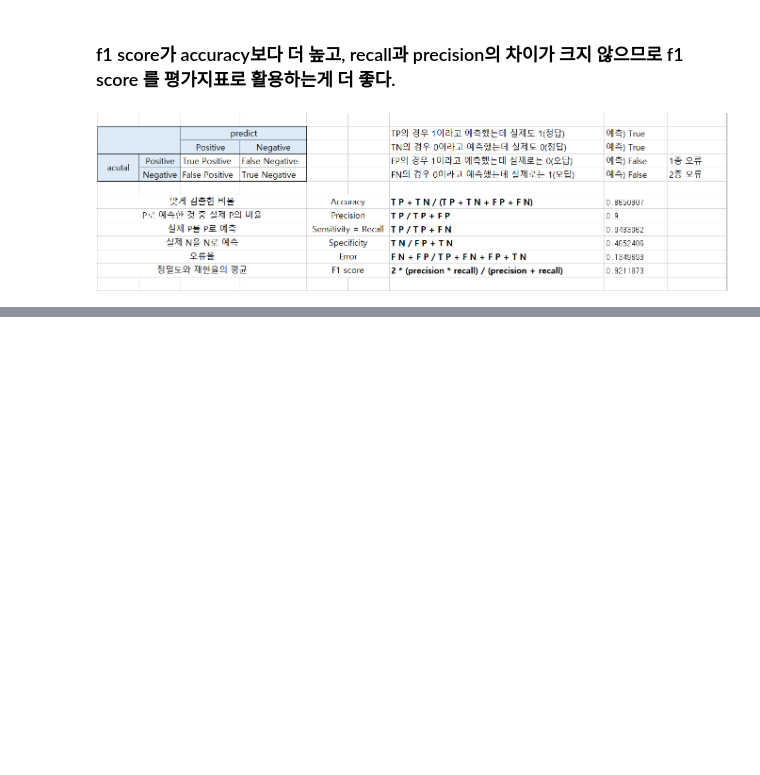
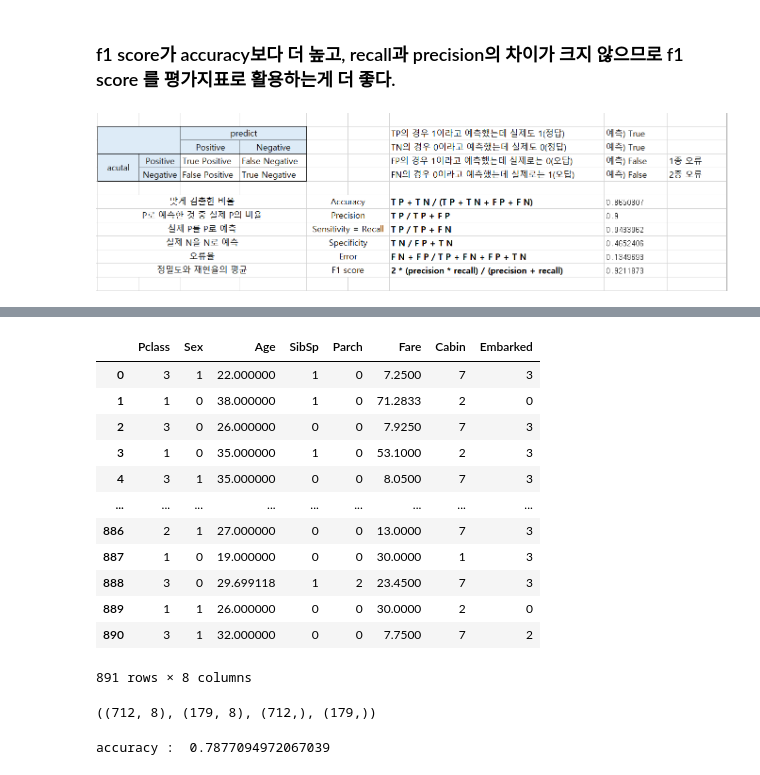
Before and after one commit to suyeondev/TIL, a Jupyter notebook: Python/sklearn/ml_sklearn[04].ipynb, the cells around one changed output, grey strips where cells are left out. Drawn from its saved outputs; the diff is of its cells as text; code cells hidden in the pictures; blank space fills up the shorter version.

```diff
--- a/Python/sklearn/ml_sklearn[04].ipynb
+++ b/Python/sklearn/ml_sklearn[04].ipynb
@@ -138,0 +158,4 @@ Image('C:/img/confusion_matrix_분석방법.png')
+# %%
+# 1. 데이터 불러오기
+titanic_frm = pd.read_csv('C:/Users/whgud/data/titanic_train.csv')
+titanic_frm.head()
@@ -138,0 +183,5 @@ Image('C:/img/confusion_matrix_분석방법.png')
+# %%
+titanic_features = titanic_frm.drop(['Survived'],axis = 1)
+titanic_label = titanic_frm['Survived']
+print('label type : ', type(titanic_label), 'features type : ', type(titanic_features))
+titanic_features.head()
@@ -138,0 +196,45 @@ Image('C:/img/confusion_matrix_분석방법.png')
+# %%
+# 레이블 인코딩 Cabin , Sex , Embarked
+def drop_features(frm):
+    frm.drop(['PassengerId', 'Name', 'Ticket'], axis=1, inplace=True)
+    return frm
+
+
+def pre_processing(frm):
+    frm['Age'].fillna(frm['Age'].mean(), inplace=True)
+    frm['Cabin'].fillna('N', inplace=True)
+    frm['Embarked'].fillna('N', inplace=True)
+    return frm
+
+
+def label_encoder(frm):
+    frm['Cabin'] = frm['Cabin'].str[:1]
+    features = ['Cabin', 'Sex', 'Embarked']
+    for feature in features:
+        encoder = LabelEncoder()
+        encoder.fit(frm[feature])
+        frm[feature] = encoder.transform(frm[feature])
+    return  frm
+
+def transform_features(frm):
+    frm = drop_features(frm)
+    frm = pre_processing(frm)
+    frm = label_encoder(frm)
+    return frm
+# %%
+subset_features = transform_features(titanic_features)
+subset_features
+# %% [output]
+|  | Pclass | Sex | Age | SibSp | Parch | Fare | Cabin | Embarked |
+| 0 | 3 | 1 | 22.000000 | 1 | 0 | 7.2500 | 7 | 3 |
+| 1 | 1 | 0 | 38.000000 | 1 | 0 | 71.2833 | 2 | 0 |
+| 2 | 3 | 0 | 26.000000 | 0 | 0 | 7.9250 | 7 | 3 |
+| 3 | 1 | 0 | 35.000000 | 1 | 0 | 53.1000 | 2 | 3 |
+| 4 | 3 | 1 | 35.000000 | 0 | 0 | 8.0500 | 7 | 3 |
+| ... | ... | ... | ... | ... | ... | ... | ... | ... |
+| 886 | 2 | 1 | 27.000000 | 0 | 0 | 13.0000 | 7 | 3 |
+| 887 | 1 | 0 | 19.000000 | 0 | 0 | 30.0000 | 1 | 3 |
+| 888 | 3 | 0 | 29.699118 | 1 | 2 | 23.4500 | 7 | 3 |
+| 889 | 1 | 1 | 26.000000 | 0 | 0 | 30.0000 | 2 | 0 |
+| 890 | 3 | 1 | 32.000000 | 0 | 0 | 7.7500 | 7 | 2 |
+891 rows × 8 columns
@@ -138,0 +246,12 @@ Image('C:/img/confusion_matrix_분석방법.png')
+# %%
+X_train.shape, X_test.shape, y_train.shape, y_test.shape
+# %% [output]
+((712, 8), (179, 8), (712,), (179,))
+# %%
+user_model = UserEstimator()
+
+user_model.fit(X_train, y_train)
+y_pred = user_model.predict(X_test)
+print('accuracy : ', accuracy_score(y_test, y_pred)) # 비교적 높은 정확도가 나옴.
+# %% [output]
+accuracy :  0.7877094972067039
```
Also changed, not shown: parts of 52 cells of this notebook.
